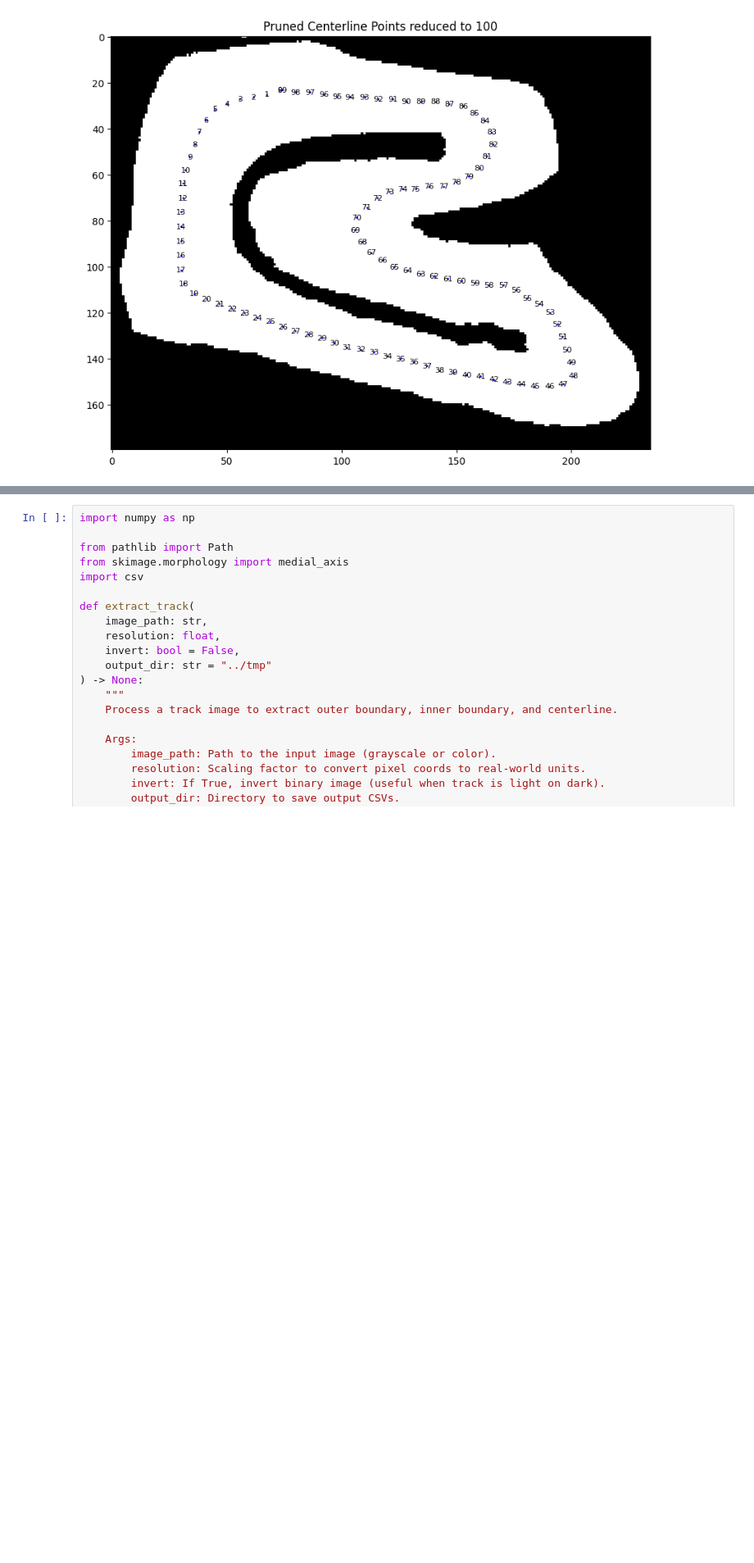
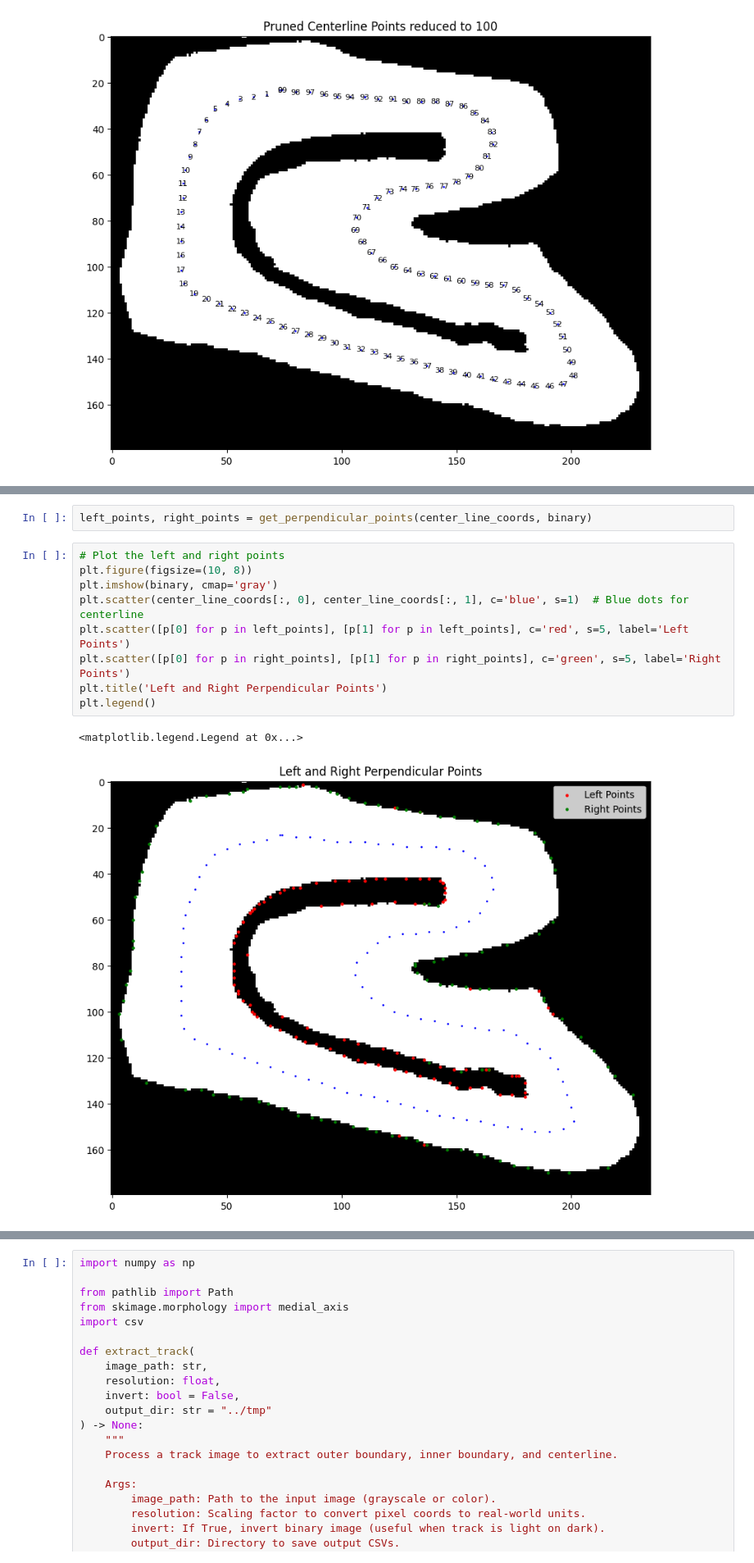
Before and after one commit to anjrew/race-lines-optimization, a Jupyter notebook: notebooks/track_coordinates.ipynb, the cells around one changed output, grey strips where cells are left out. Shown at 82% size. Drawn from its saved outputs; the diff is of its cells as text; blank space fills up the shorter version.

```diff
--- a/notebooks/track_coordinates.ipynb
+++ b/notebooks/track_coordinates.ipynb
@@ -1171,0 +1276,14 @@ center_line_coords = reorder_waypoints_cyclic(center_line_coords, int(closest_ce
+# %%
+left_points, right_points = get_perpendicular_points(center_line_coords, binary)
+# %%
+# Plot the left and right points
+plt.figure(figsize=(10, 8))
+plt.imshow(binary, cmap='gray')
+plt.scatter(center_line_coords[:, 0], center_line_coords[:, 1], c='blue', s=1)  # Blue dots for centerline
+plt.scatter([p[0] for p in left_points], [p[1] for p in left_points], c='red', s=5, label='Left Points')
+plt.scatter([p[0] for p in right_points], [p[1] for p in right_points], c='green', s=5, label='Right Points')
+plt.title('Left and Right Perpendicular Points')
+plt.legend()
+# %% [output]
+<matplotlib.legend.Legend at 0x...>
+[figure, added]
```
Also changed, not shown: parts of 8 cells of this notebook.
